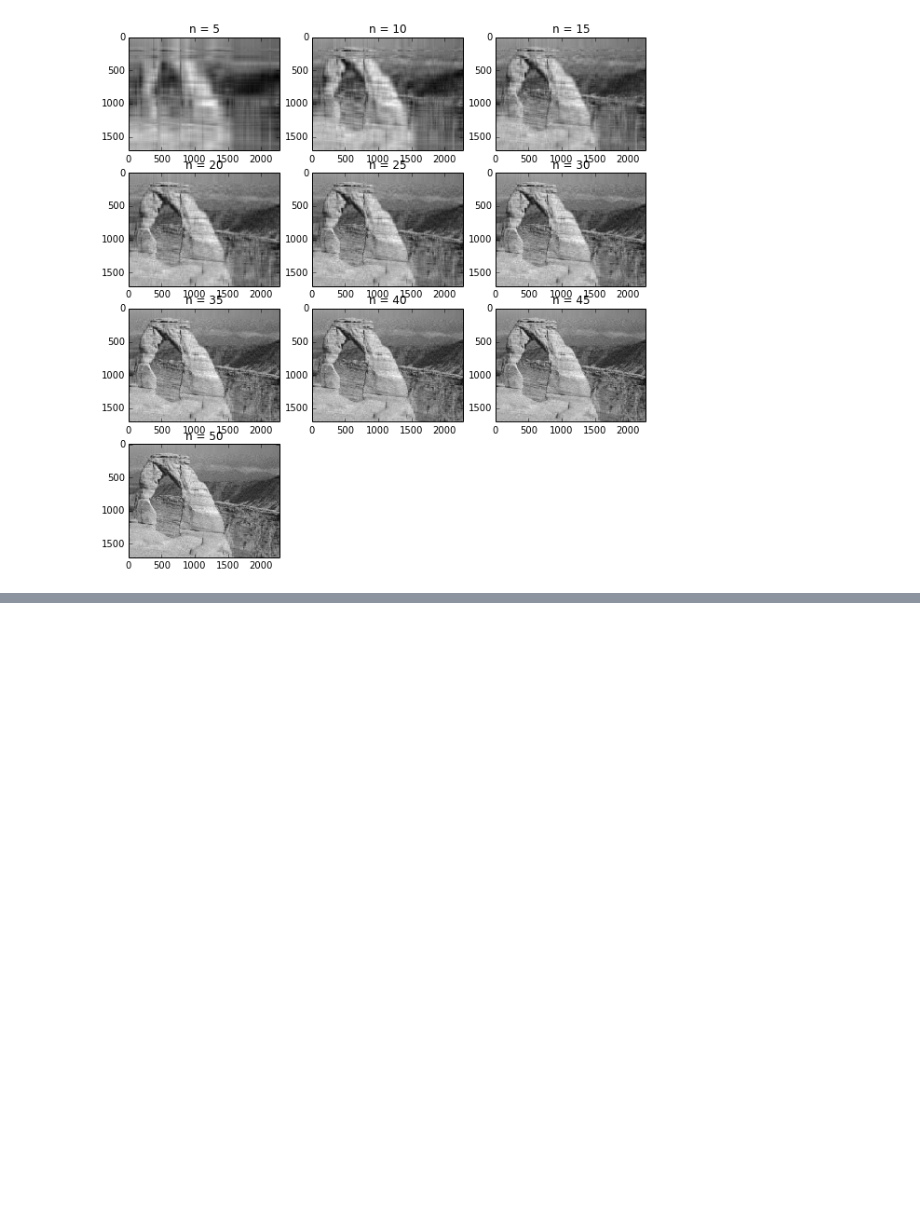
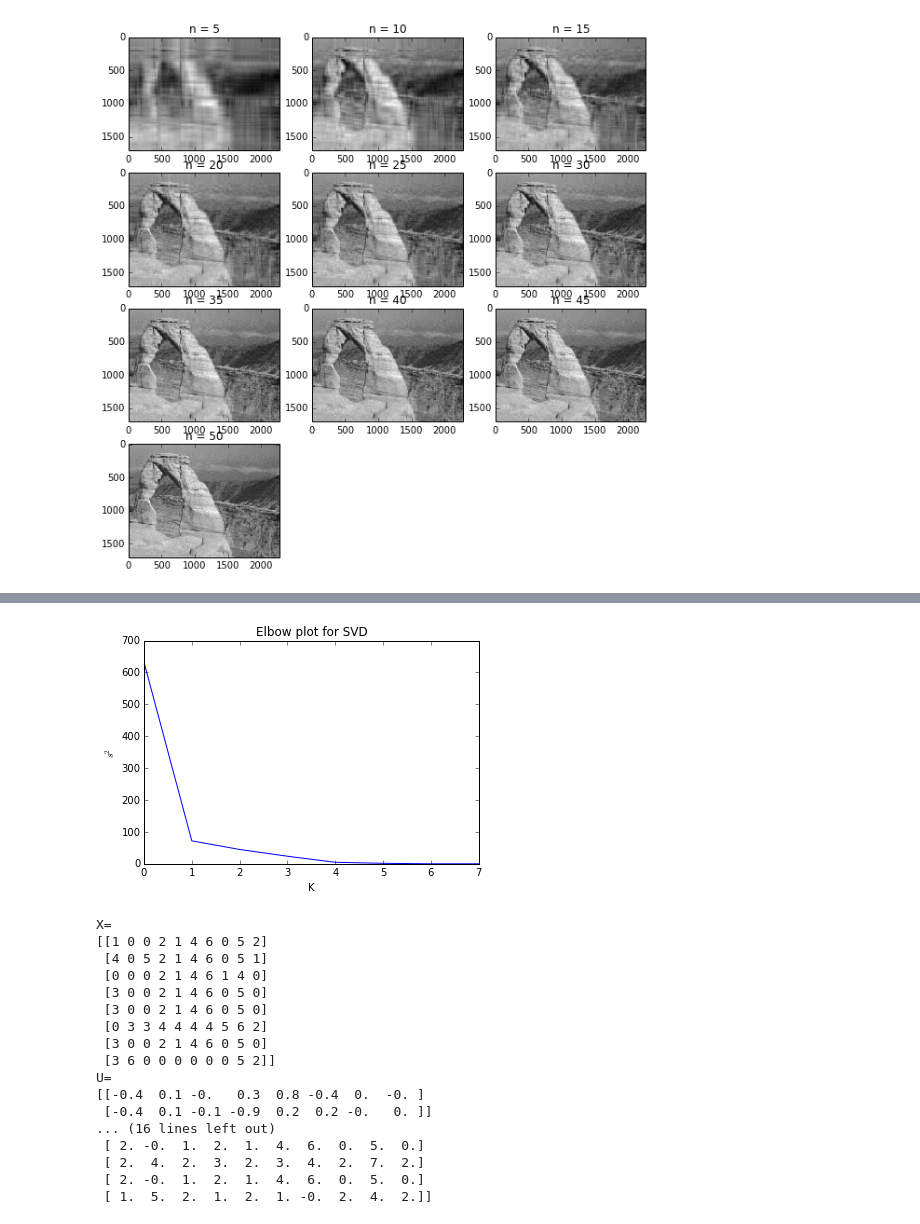
Before and after one commit to ubdsgroup/mlcourse-ub-notebooks, a Jupyter notebook: notebooks/SVD.ipynb, the cells around one changed output, grey strips where cells are left out. Cells and saved outputs as stored; diff of their text form; code cells hidden in the pictures; blank space fills up the shorter version.

```diff
--- a/notebooks/SVD.ipynb
+++ b/notebooks/SVD.ipynb
@@ -59,0 +108,13 @@ for i in xrange(5, 51, 5):
+# %%
+#generate the data for this chapter
+X = np.array([[1,0,0,2,1,4,6,0,5,2],
+             [4,0,5,2,1,4,6,0,5,1],
+             [0,0,0,2,1,4,6,1,4,0],
+             [3,0,0,2,1,4,6,0,5,0],
+             [3,0,0,2,1,4,6,0,5,0],
+             [0,3,3,4,4,4,4,5,6,2],
+             [3,0,0,2,1,4,6,0,5,0],
+             [3,6,0,0,0,0,0,0,5,2],])
+Xb = X.clip(0,1) #clip ound everything above 1 to 1
+print "X=\n" + str(X)
+print "Xb=\n" + str(Xb)
@@ -59,0 +147,38 @@ for i in xrange(5, 51, 5):
+# %%
+from scipy.linalg import svd,diagsvd
+#simple calculate of the necessary SVD matrices
+U, s, Vh = svd(X)
+#plot the elbow plot
+plt.plot(s**2)
+plt.xlabel("K")
+plt.ylabel('$s^2$')
+plt.title('Elbow plot for SVD')
+plt.show()
+#truncate to 2
+s[2:]=0
+#calculate estimate using truncated S
+outX = np.round(np.dot(np.dot(U,diagsvd(s,8,10)),Vh))
+#show results
+print "X=\n"+str(X)
+print "U=\n"+str(U[:2,:].round(1))
+print "V=\n"+str(Vh[:,:2].round(1))
+print "X'=\n"+str(outX)
+# %% [output]
+[figure, added]
+X=
+[[1 0 0 2 1 4 6 0 5 2]
+ [4 0 5 2 1 4 6 0 5 1]
+ [0 0 0 2 1 4 6 1 4 0]
+ [3 0 0 2 1 4 6 0 5 0]
+ [3 0 0 2 1 4 6 0 5 0]
+ [0 3 3 4 4 4 4 5 6 2]
+ [3 0 0 2 1 4 6 0 5 0]
+ [3 6 0 0 0 0 0 0 5 2]]
+U=
+[[-0.4  0.1 -0.   0.3  0.8 -0.4  0.  -0. ]
+ [-0.4  0.1 -0.1 -0.9  0.2  0.2 -0.   0. ]]
+... (16 lines left out)
+ [ 2. -0.  1.  2.  1.  4.  6.  0.  5.  0.]
+ [ 2.  4.  2.  3.  2.  3.  4.  2.  7.  2.]
+ [ 2. -0.  1.  2.  1.  4.  6.  0.  5.  0.]
+ [ 1.  5.  2.  1.  2.  1. -0.  2.  4.  2.]]
```
Also changed, not shown: parts of 6 cells of this notebook.
